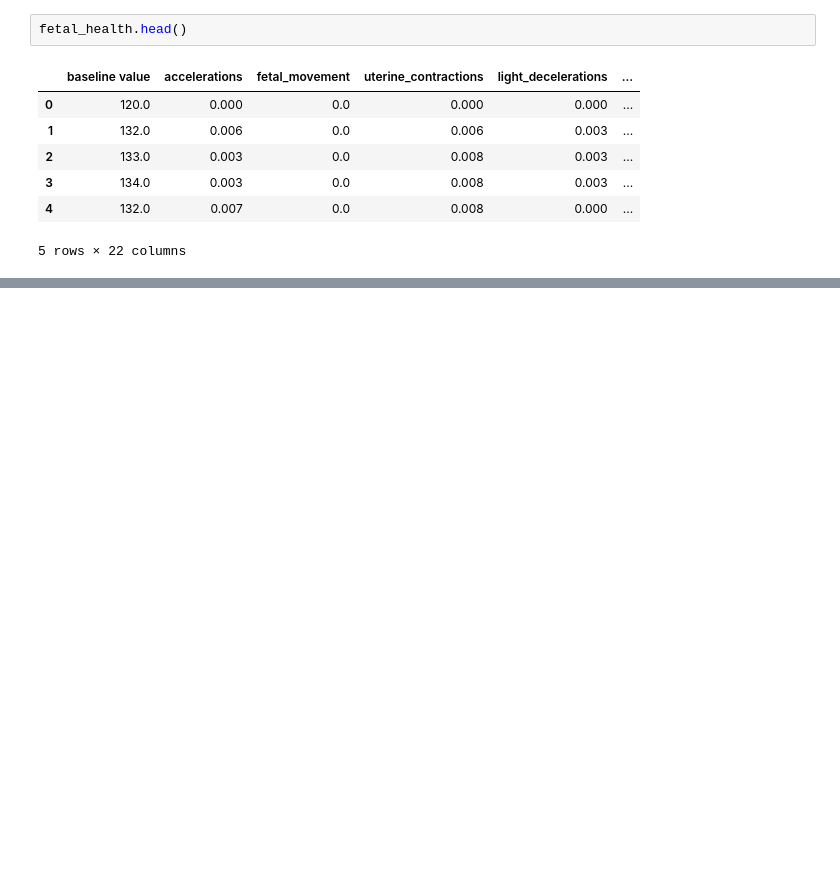
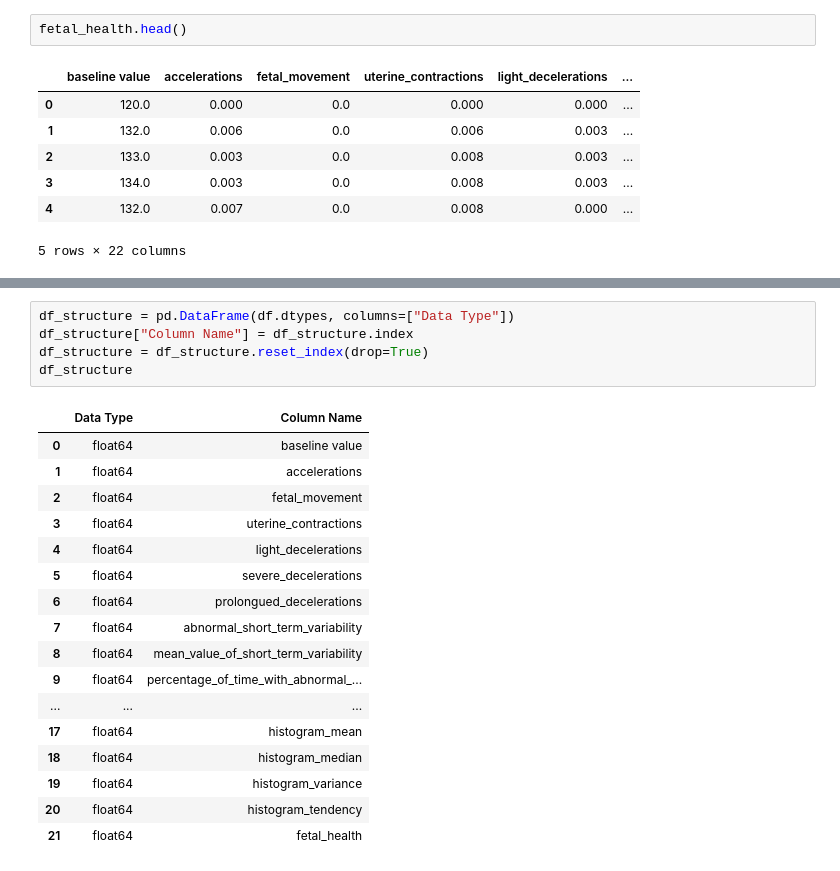
Before and after one commit to ivannahak99/streamlit_fetalhealth, a Jupyter notebook: fetalhealth.ipynb, the cells around one changed output, grey strips where cells are left out. Drawn from its saved outputs; the diff is of its cells as text; blank space fills up the shorter version.

```diff
--- a/fetalhealth.ipynb
+++ b/fetalhealth.ipynb
@@ -19,0 +84,23 @@ fetal_health.head()
+# %%
+df_structure = pd.DataFrame(df.dtypes, columns=["Data Type"])
+df_structure["Column Name"] = df_structure.index
+df_structure = df_structure.reset_index(drop=True)
+df_structure
+# %% [output]
+|  | Data Type | Column Name |
+| 0 | float64 | baseline value |
+| 1 | float64 | accelerations |
+| 2 | float64 | fetal_movement |
+| 3 | float64 | uterine_contractions |
+| 4 | float64 | light_decelerations |
+| 5 | float64 | severe_decelerations |
+| 6 | float64 | prolongued_decelerations |
+| 7 | float64 | abnormal_short_term_variability |
+| 8 | float64 | mean_value_of_short_term_variability |
+| 9 | float64 | percentage_of_time_with_abnormal_... |
+| ... | ... | ... |
+| 17 | float64 | histogram_mean |
+| 18 | float64 | histogram_median |
+| 19 | float64 | histogram_variance |
+| 20 | float64 | histogram_tendency |
+| 21 | float64 | fetal_health |
```
Also changed, not shown: parts of 8 cells of this notebook, 2 other files.
